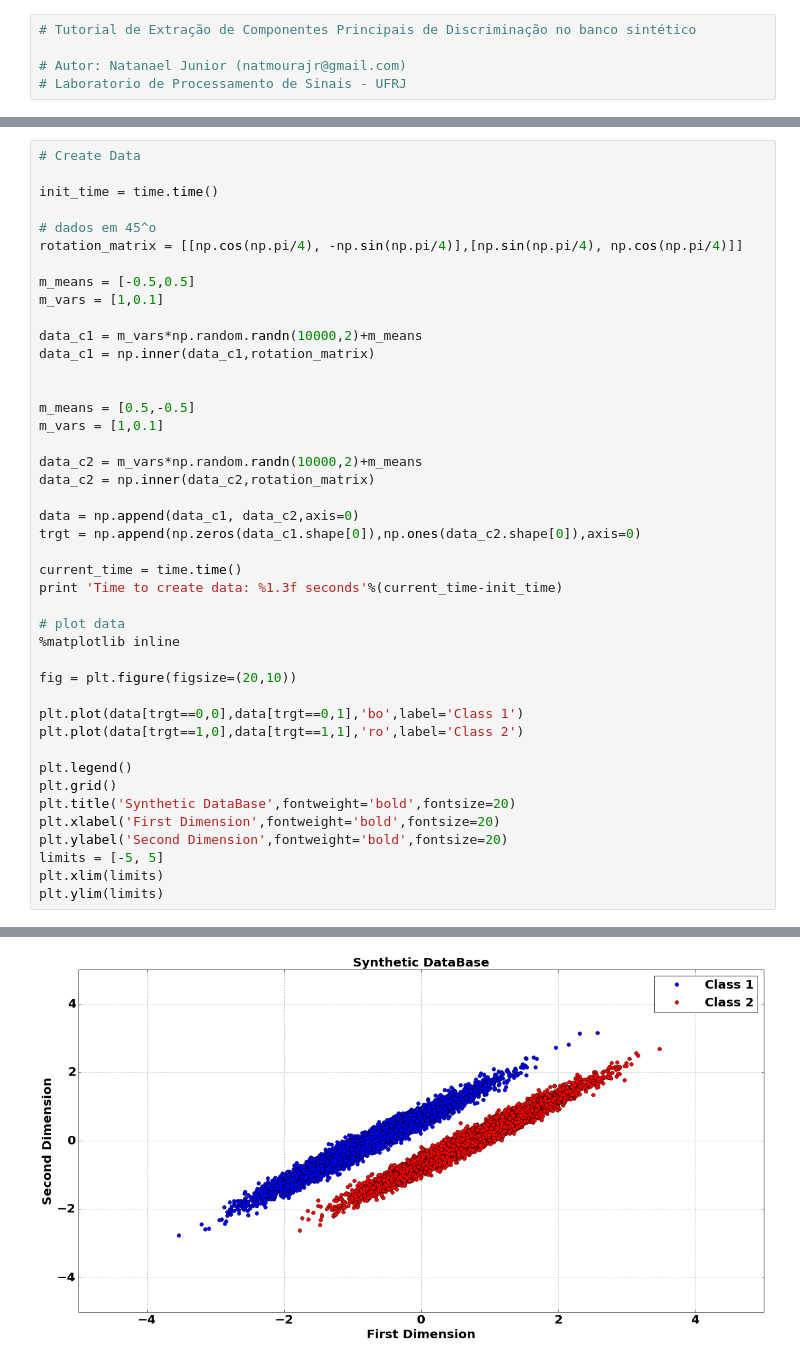
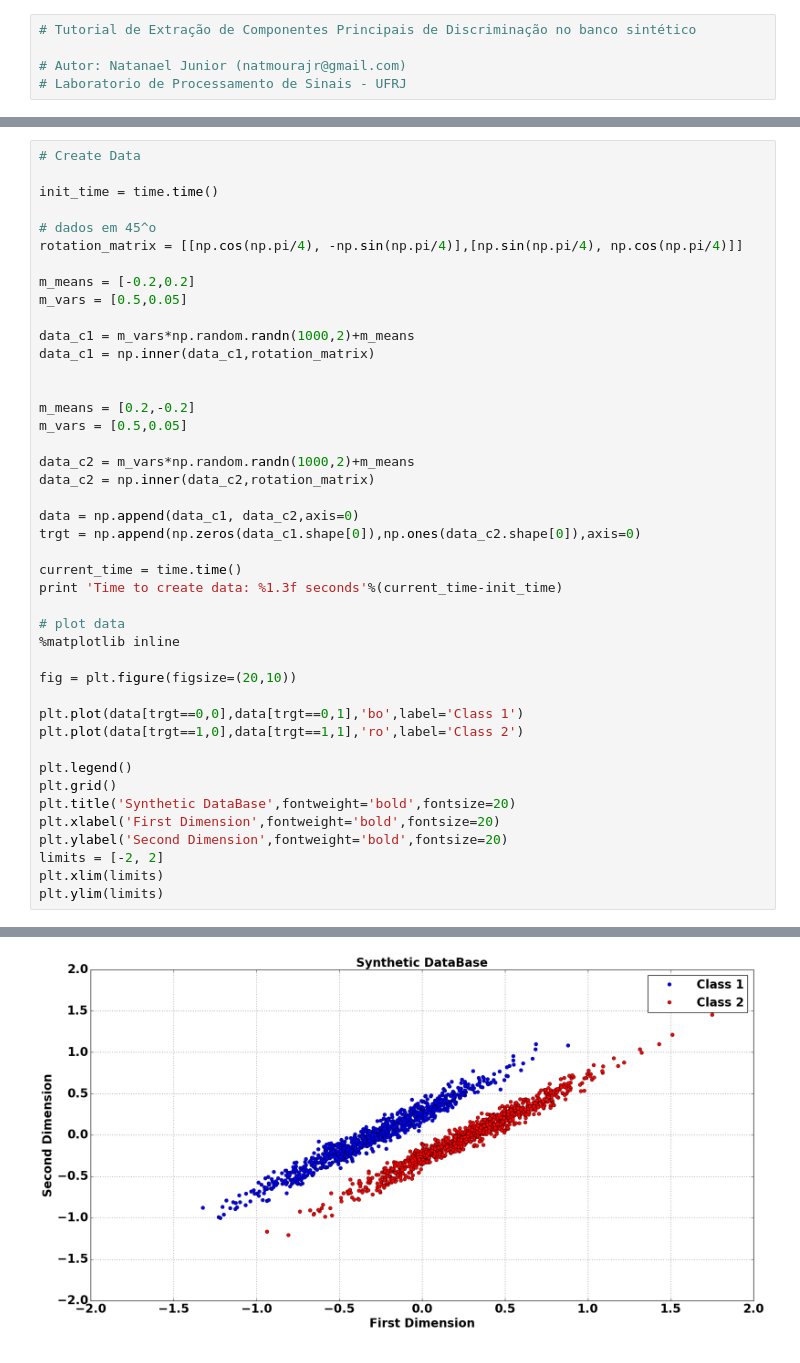
Before and after one commit to natmourajr/LPSTutorials, a Jupyter notebook: Packages/Preprocessing/SyntheticDataBasePCDIndependent.ipynb, the cells around one changed output, grey strips where cells are left out. Cells and saved outputs as stored; diff of their text form.

```diff
--- a/Packages/Preprocessing/SyntheticDataBasePCDIndependent.ipynb
+++ b/Packages/Preprocessing/SyntheticDataBasePCDIndependent.ipynb
@@ -36,17 +36,17 @@ init_time = time.time()
 # dados em 45^o
 rotation_matrix = [[np.cos(np.pi/4), -np.sin(np.pi/4)],[np.sin(np.pi/4), np.cos(np.pi/4)]]
 
-m_means = [-0.5,0.5]
-m_vars = [1,0.1]
+m_means = [-0.2,0.2]
+m_vars = [0.5,0.05]
 
-data_c1 = m_vars*np.random.randn(10000,2)+m_means
+data_c1 = m_vars*np.random.randn(1000,2)+m_means
 data_c1 = np.inner(data_c1,rotation_matrix)
 
 
-m_means = [0.5,-0.5]
-m_vars = [1,0.1]
+m_means = [0.2,-0.2]
+m_vars = [0.5,0.05]
 
-data_c2 = m_vars*np.random.randn(10000,2)+m_means
+data_c2 = m_vars*np.random.randn(1000,2)+m_means
 data_c2 = np.inner(data_c2,rotation_matrix)
 
 data = np.append(data_c1, data_c2,axis=0)
@@ -68,7 +68,7 @@ plt.grid()
 plt.title('Synthetic DataBase',fontweight='bold',fontsize=20)
 plt.xlabel('First Dimension',fontweight='bold',fontsize=20)
 plt.ylabel('Second Dimension',fontweight='bold',fontsize=20)
-limits = [-5, 5]
+limits = [-2, 2]
 plt.xlim(limits)
 plt.ylim(limits)
 # %% [output]
@@ -77,4 +77,4 @@ Time to create data: 0.008 seconds
-[figure, old version]
+[figure, new version]
 # %%
 # Plot Distributions
 %matplotlib inline
```
Also changed, not shown: parts of 10 cells of this notebook.
